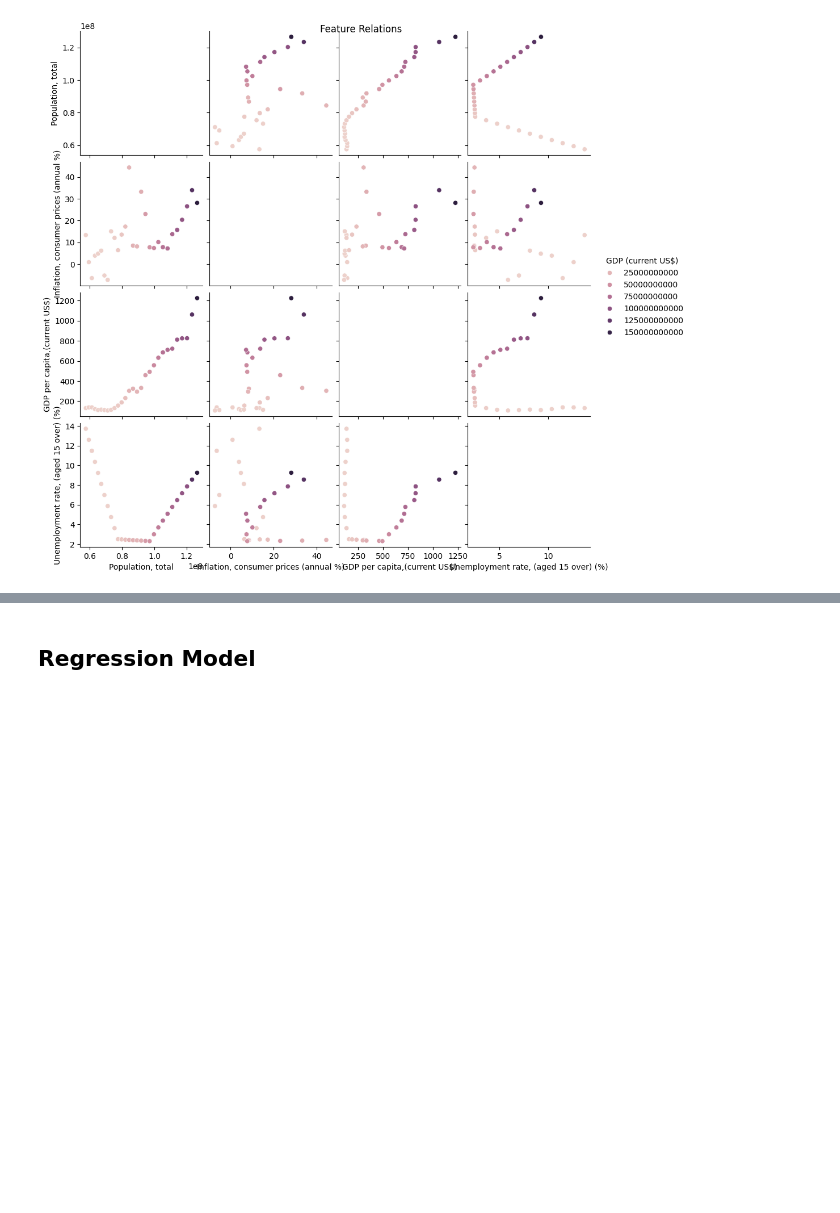
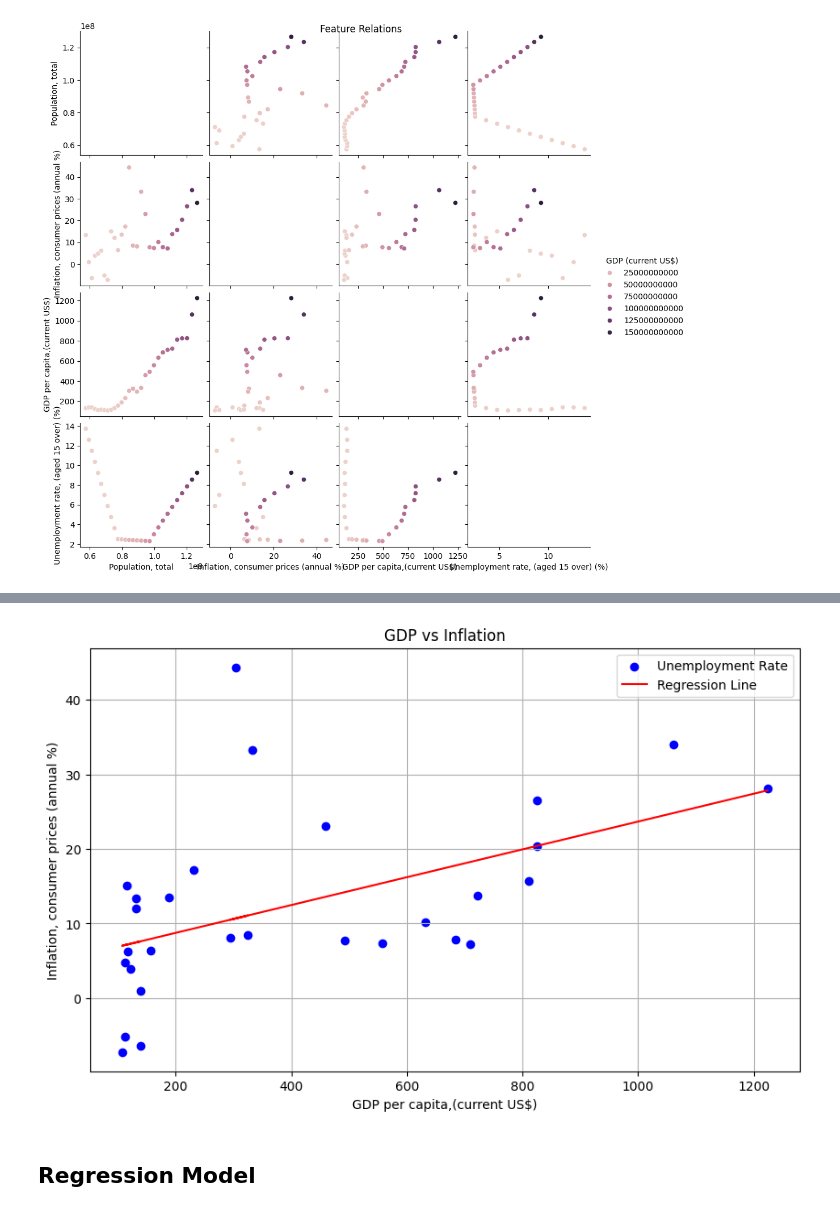
Before and after one commit to arsenilsina/prog_project, a Jupyter notebook: african_economies.ipynb, the cells around one changed output, grey strips where cells are left out. Cells and saved outputs as stored; diff of their text form; code cells hidden in the pictures; blank space fills up the shorter version.

```diff
--- a/african_economies.ipynb
+++ b/african_economies.ipynb
@@ -419,2 +434,23 @@ plt.show()
+# %%
+# I plot the correlation between unemployment and inflation which is one of the most used ones
+plt.figure(figsize=(10, 6))
+
+plt.scatter(ethiopia_df['GDP per capita,(current US$)'],ethiopia_df['Inflation, consumer prices (annual %)'], color='blue',label='Unemployment Rate', marker='o')
+
+plt.xlabel('GDP per capita,(current US$)')
+plt.ylabel('Inflation, consumer prices (annual %)')
+plt.title('GDP vs Inflation')
+plt.grid(True)
+
+# Create the linear regression line
+n, q = np.polyfit(ethiopia_df['GDP per capita,(current US$)'].values, ethiopia_df['Inflation, consumer prices (annual %)'].values, 1)
+
+# Plotting the linear regression line to scatterplot
+plt.plot(ethiopia_df['GDP per capita,(current US$)'].values, n*ethiopia_df['GDP per capita,(current US$)'].values+q, color='red', linestyle='-', label='Regression Line')
+
+plt.legend()
+plt.show()
+# %% [output]
+[figure, added]
 # %% [markdown]
 ## Regression Model
```
Also changed, not shown: parts of 16 cells of this notebook.
